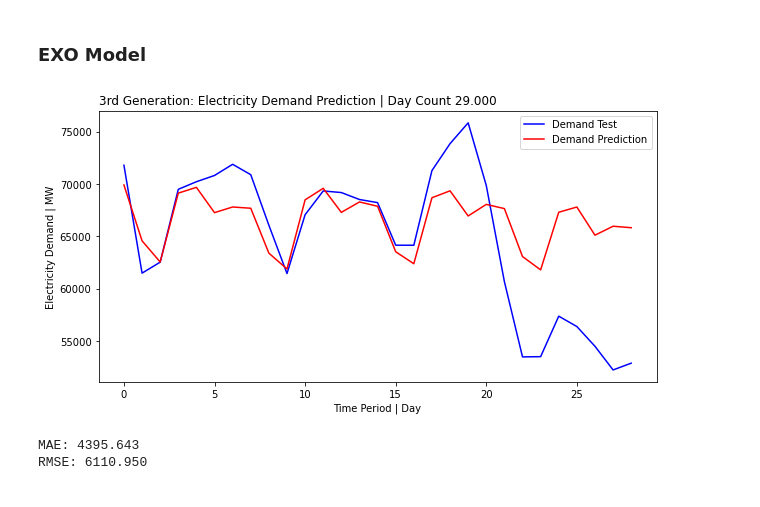
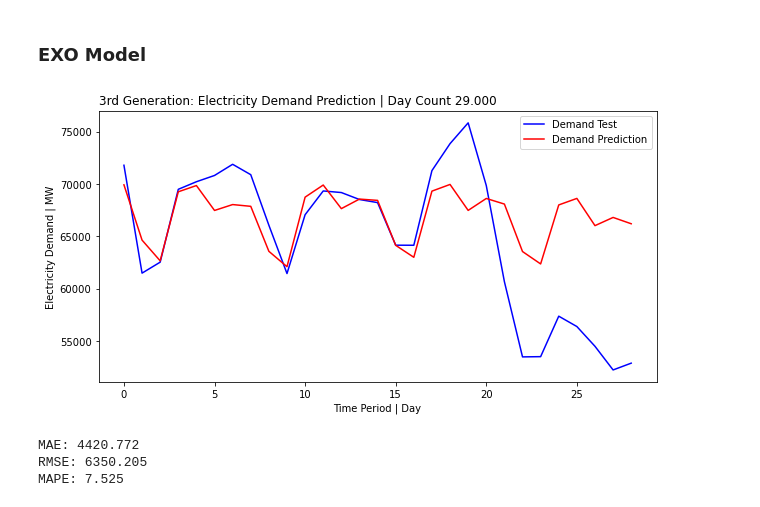
Before and after one commit to snowbalzz/Modeling, a Jupyter notebook: Gen3/ar_lags_exo.ipynb, the cells around one changed output. Cells and saved outputs as stored; diff of their text form; code cells hidden in the pictures.

```diff
--- a/Gen3/ar_lags_exo.ipynb
+++ b/Gen3/ar_lags_exo.ipynb
@@ -175,17 +159,17 @@ w_train, w_test = w[1:len(w)-period], w[len(w)-period:]
 a = df2['Air Temperature'].values
 a_train, a_test = a[1:len(a)-period], a[len(a)-period:]
 
-ap = df2['Air Temperature(Apparent)'].values
-ap_train, ap_test = ap[1:len(ap)-period], ap[len(ap)-period:]
+# ap = df2['Air Temperature(Apparent)'].values
+# ap_train, ap_test = ap[1:len(ap)-period], ap[len(ap)-period:]
 
 c = df2['Cloud Coverage'].values
 c_train, c_test = c[1:len(c)-period], c[len(c)-period:]
 
-array_train = np.array([a_train, w_train, ap_train, c_train])
-array_test = np.array([a_test, w_test, ap_test, c_test])
+array_train = np.array([a_train, c_train])
+array_test = np.array([a_test, c_test])
 
-array_train = array_train.reshape((1429, 4))
-array_test = array_test.reshape((period, 4))
+array_train = array_train.reshape((1429,  2))
+array_test = array_test.reshape((period, 2))
 # %% [markdown]
 ### Checking if everything works before adding the EXO
 # %%
@@ -246,23 +211,28 @@ predictions = auto.predict(start=len(train), end=len(train)+len(test)-1, exog_oo
 # %%
 plt.figure(figsize=(10, 5))
 plt.title("3rd Generation: Electricity Demand Prediction | Day Count %.3f" % period, loc = 'left')
 
 plt.plot(test, color='blue', label='Demand Test')
 plt.plot(predictions, color='red', label = 'Demand Prediction')
 
 
 plt.ylabel("Electricity Demand | MW")
 plt.xlabel("Time Period | Day")
 
 plt.legend()
 plt.show()
 
 mae = mean_absolute_error(test, predictions)
 print('MAE: %.3f' % mae)
 
 rmse = mean_squared_error(test, predictions, squared=False)
 print('RMSE: %.3f' % rmse)
+
+from sklearn.metrics import mean_absolute_percentage_error
+mape = mean_absolute_percentage_error(test, predictions) * 100
+print('MAPE: %.3f' % mape)
 # %% [output]
-[figure, old version]
+[figure, new version]
-MAE: 4395.643
-RMSE: 6110.950
+MAE: 4420.772
+RMSE: 6350.205
+MAPE: 7.525
```
Also changed, not shown: parts of 8 cells of this notebook, 3 other files.
